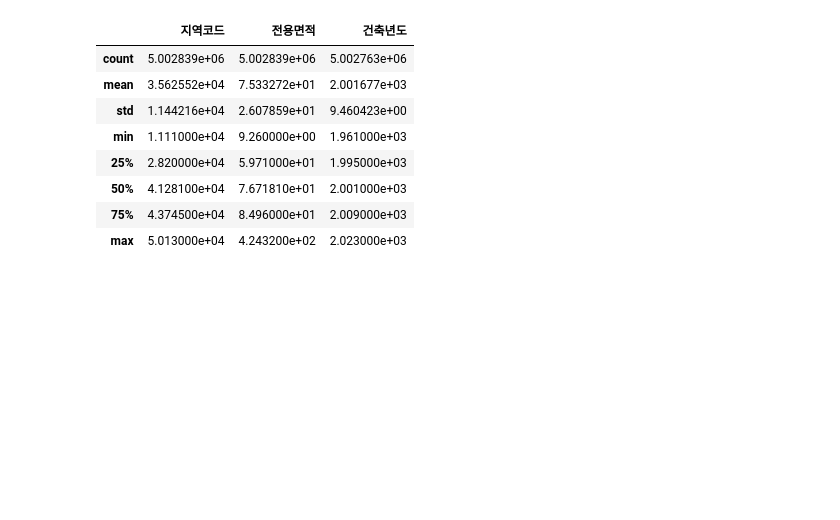
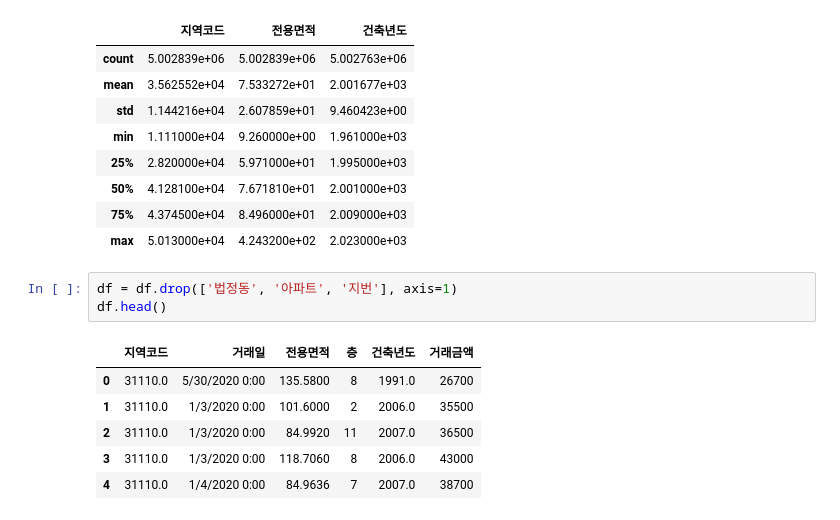
Before and after one commit to rommaniitedomum/deep_learning, a Jupyter notebook: predict_appat_price.ipynb, the cells around one changed output. Drawn from its saved outputs; the diff is of its cells as text; blank space fills up the shorter version.

```diff
--- a/predict_appat_price.ipynb
+++ b/predict_appat_price.ipynb
@@ -123,3 +114,13 @@ df.describe()
 | 50% | 4.128100e+04 | 7.671810e+01 | 2.001000e+03 |
 | 75% | 4.374500e+04 | 8.496000e+01 | 2.009000e+03 |
 | max | 5.013000e+04 | 4.243200e+02 | 2.023000e+03 |
+# %%
+df = df.drop(['법정동', '아파트', '지번'], axis=1)
+df.head()
+# %% [output]
+|  | 지역코드 | 거래일 | 전용면적 | 층 | 건축년도 | 거래금액 |
+| 0 | 31110.0 | 5/30/2020 0:00 | 135.5800 | 8 | 1991.0 | 26700 |
+| 1 | 31110.0 | 1/3/2020 0:00 | 101.6000 | 2 | 2006.0 | 35500 |
+| 2 | 31110.0 | 1/3/2020 0:00 | 84.9920 | 11 | 2007.0 | 36500 |
+| 3 | 31110.0 | 1/3/2020 0:00 | 118.7060 | 8 | 2006.0 | 43000 |
+| 4 | 31110.0 | 1/4/2020 0:00 | 84.9636 | 7 | 2007.0 | 38700 |
```
Also changed, not shown: parts of 28 cells of this notebook, 1 other file.
